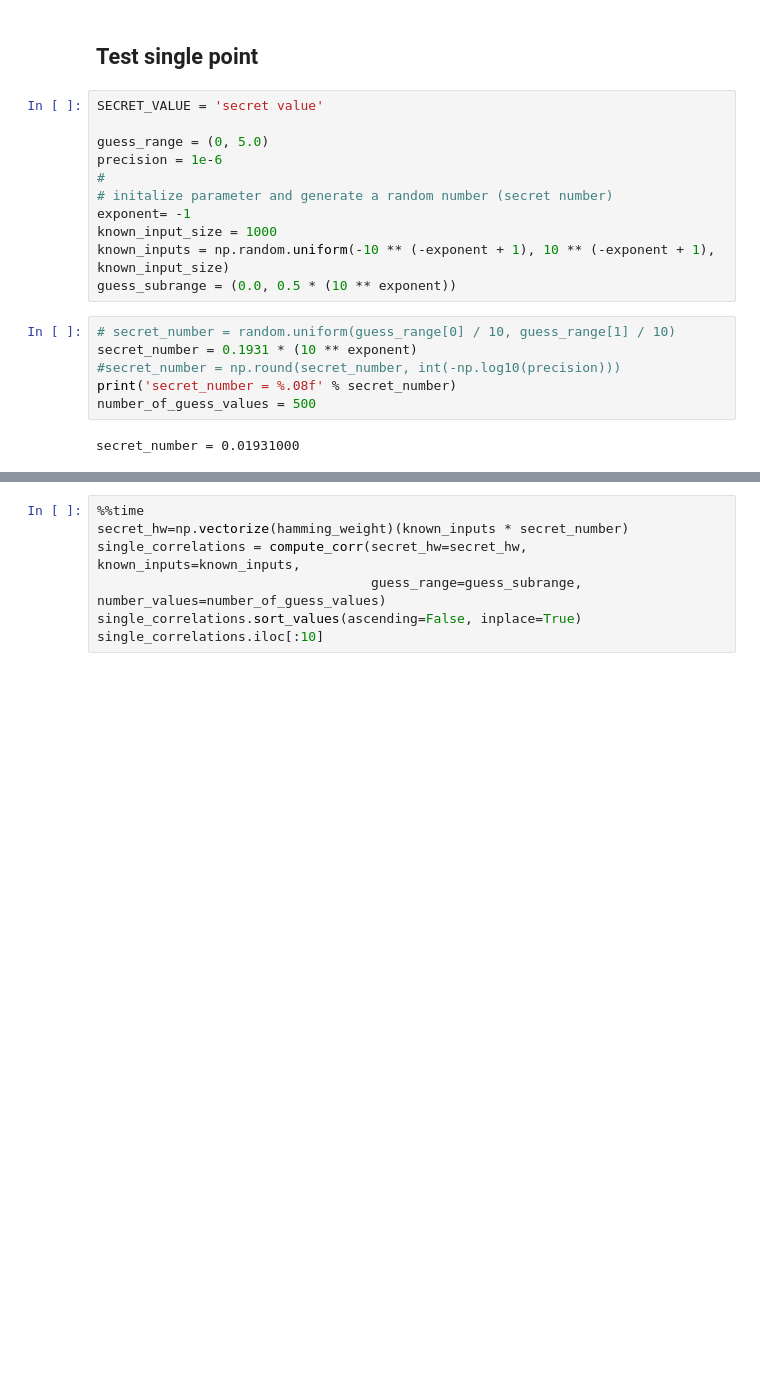
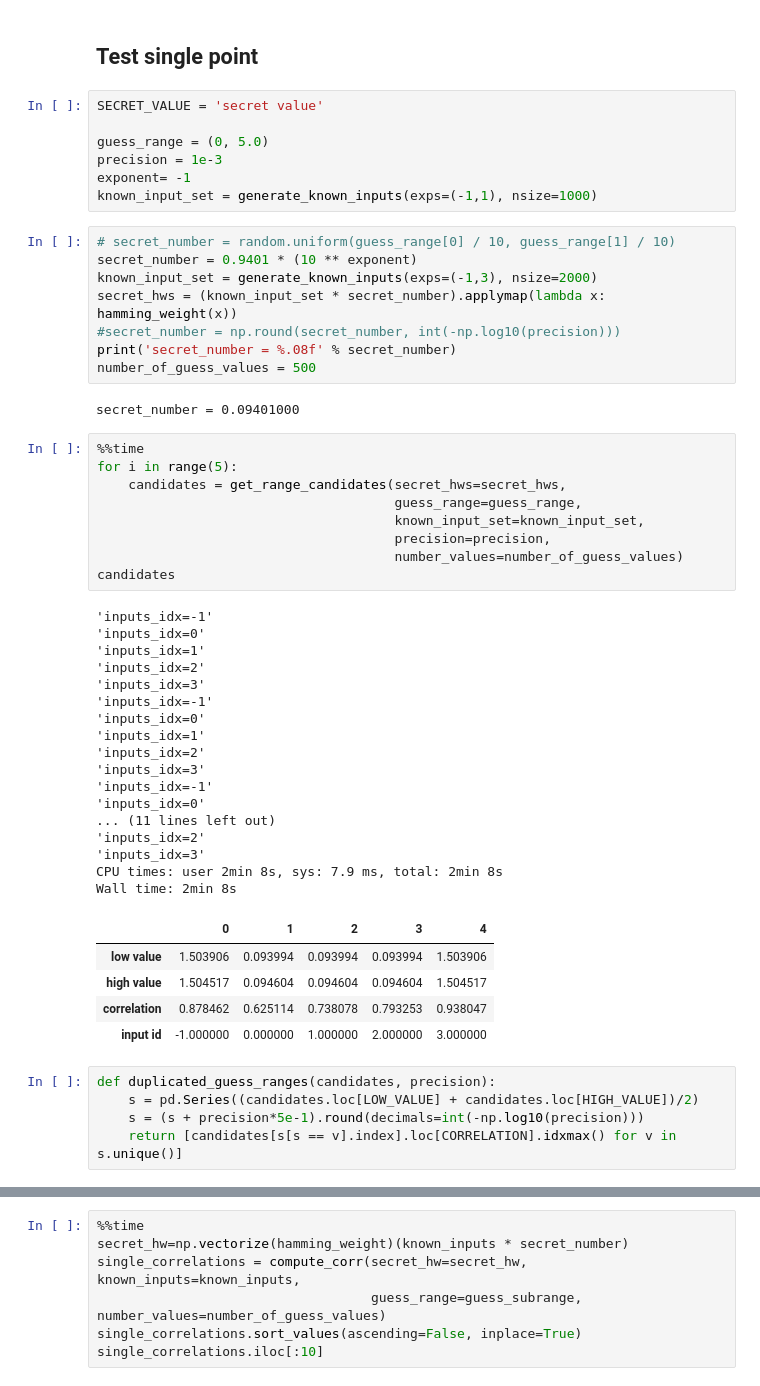
Before and after one commit to mu-triv/DPACv4, a Jupyter notebook: hwp.ipynb, the cells around one changed output, grey strips where cells are left out. Saved outputs shown, nothing was run; the diff lists cells and outputs as text; blank space fills up the shorter version.

```diff
--- a/hwp.ipynb
+++ b/hwp.ipynb
@@ -40,21 +58,56 @@ def guess_number_range_stat(secret_number, guess_range, precision, known_input_s
 # %% [markdown]
 ## Test single point
-# %%
-SECRET_VALUE = 'secret value'
-
-guess_range = (0, 5.0)
-precision = 1e-6
-#
-# initalize parameter and generate a random number (secret number)
-exponent= -1
-known_input_size = 1000
-known_inputs = np.random.uniform(-10 ** (-exponent + 1), 10 ** (-exponent + 1), known_input_size)
-guess_subrange = (0.0, 0.5 * (10 ** exponent))
+# %%
+SECRET_VALUE = 'secret value'
+
+guess_range = (0, 5.0)
+precision = 1e-3
+exponent= -1
+known_input_set = generate_known_inputs(exps=(-1,1), nsize=1000)
 # %%
 # secret_number = random.uniform(guess_range[0] / 10, guess_range[1] / 10)
-secret_number = 0.1931 * (10 ** exponent)
+secret_number = 0.9401 * (10 ** exponent)
+known_input_set = generate_known_inputs(exps=(-1,3), nsize=2000)
+secret_hws = (known_input_set * secret_number).applymap(lambda x: hamming_weight(x))
 #secret_number = np.round(secret_number, int(-np.log10(precision)))
 print('secret_number = %.08f' % secret_number)
 number_of_guess_values = 500
 # %% [output]
-secret_number = 0.01931000
+secret_number = 0.09401000
+# %%
+%%time
+for i in range(5):
+    candidates = get_range_candidates(secret_hws=secret_hws,
+                                      guess_range=guess_range,
+                                      known_input_set=known_input_set,
+                                      precision=precision,
+                                      number_values=number_of_guess_values)
+candidates
+# %% [output]
+'inputs_idx=-1'
+'inputs_idx=0'
+'inputs_idx=1'
+'inputs_idx=2'
+'inputs_idx=3'
+'inputs_idx=-1'
+'inputs_idx=0'
+'inputs_idx=1'
+'inputs_idx=2'
+'inputs_idx=3'
+'inputs_idx=-1'
+'inputs_idx=0'
+... (11 lines left out)
+'inputs_idx=2'
+'inputs_idx=3'
+CPU times: user 2min 8s, sys: 7.9 ms, total: 2min 8s
+Wall time: 2min 8s
+|  | 0 | 1 | 2 | 3 | 4 |
+| low value | 1.503906 | 0.093994 | 0.093994 | 0.093994 | 1.503906 |
+| high value | 1.504517 | 0.094604 | 0.094604 | 0.094604 | 1.504517 |
+| correlation | 0.878462 | 0.625114 | 0.738078 | 0.793253 | 0.938047 |
+| input id | -1.000000 | 0.000000 | 1.000000 | 2.000000 | 3.000000 |
+# %%
+def duplicated_guess_ranges(candidates, precision):
+    s = pd.Series((candidates.loc[LOW_VALUE] + candidates.loc[HIGH_VALUE])/2)
+    s = (s + precision*5e-1).round(decimals=int(-np.log10(precision)))
+    return [candidates[s[s == v].index].loc[CORRELATION].idxmax() for v in s.unique()]
```
Also changed, not shown: parts of 11 cells of this notebook, 2 other files.
